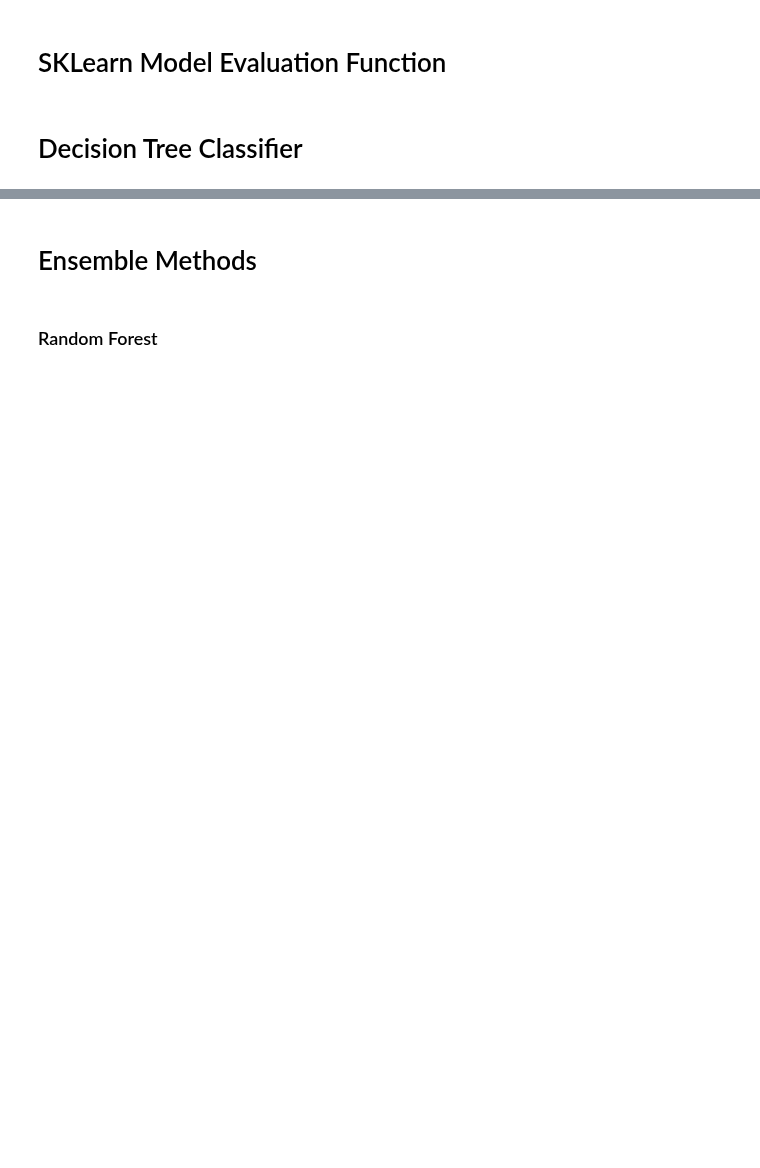
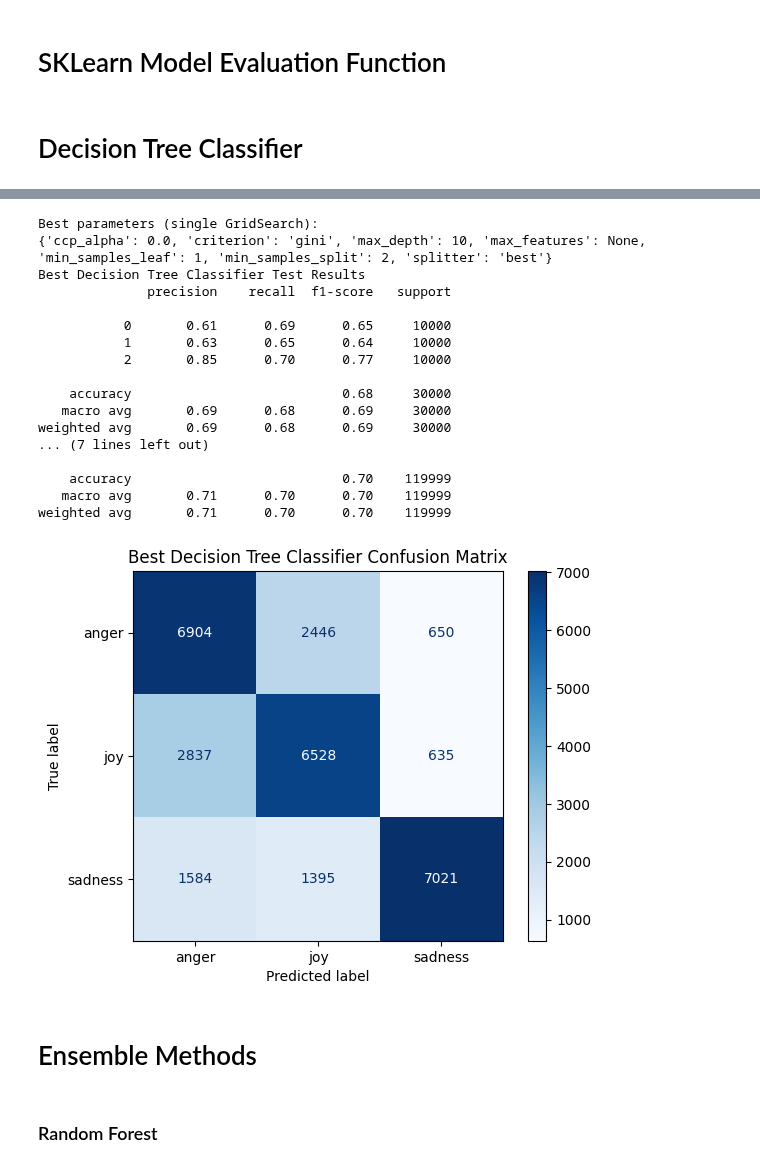
Before and after one commit to danielromerom/spotify-lyrical-analysis, a Jupyter notebook: notebooks/spotify_data_exploration.ipynb, the cells around one changed output, grey strips where cells are left out. Cells and saved outputs as stored; diff of their text form; code cells hidden in the pictures; blank space fills up the shorter version.

```diff
--- a/notebooks/spotify_data_exploration.ipynb
+++ b/notebooks/spotify_data_exploration.ipynb
@@ -432,21 +431,22 @@ else:
     )
     os.makedirs(os.path.dirname(goPath), exist_ok=True)
     emotion_df.to_pickle(goPath)
-    #make the emotions collide with what we have
-    go_map = {
-        "happy":["pride","admiration","amusement","excitement","love""optimism","gratitude","relief","joy"],
-        "sad":["disappointment","remorse","sadness","grief"],
-        "anger":["anger","annoyance","disapproval","disgust"],
-        "fear":["fear", "nervousness"],
-        "surprise":["surprise"],
-        "neutral":["neutral", "realization"]
-    }
-
-    for target_emotion,fine_labels in go_map.items():
-        valid_labels =[label for label in fine_labels if label in emotion_df.columns]
-        df_sampled[target_emotion] = emotion_df[valid_labels].sum(axis=1)
 
     #df_sampled.drop(columns=emotion_df.columns, inplace=True)
+
+#make the emotions collide with what we have
+go_map = {
+    "happy":["pride","admiration","amusement","excitement","love","optimism","gratitude","relief","joy"],
+    "sad":["disappointment","remorse","sadness","grief"],
+    "anger":["anger","annoyance","disapproval","disgust"],
+    "fear":["fear", "nervousness"],
+    "surprise":["surprise"],
+    "neutral":["neutral", "realization"]
+}
+
+for target_emotion,fine_labels in go_map.items():
+    valid_labels =[label for label in fine_labels if label in emotion_df.columns]
+    df_sampled[target_emotion] = emotion_df[valid_labels].sum(axis=1)
 
 # merge GoEmotions into sampled dataset
 df_sampled = pd.concat([df_sampled.reset_index(drop=True), emotion_df.reset_index(drop=True)],axis=1)
@@ -581,9 +581,12 @@ from sklearn.metrics import confusion_matrix, ConfusionMatrixDisplay, classifica
 def train_test_evaluate(model, model_name = "", visualize = False, X_train = X_train_final, X_test = X_test_final, y_train = y_train, y_test = y_test):
     model.fit(X_train, y_train)
     y_pred = model.predict(X_test)
+    y_pred_train = model.predict(X_train)
     if(visualize):
-        print(model_name, "Results")
+        print(model_name, "Test Results")
         print(classification_report(y_test, y_pred))
+        print(model_name, "Training Results")
+        print(classification_report(y_train, y_pred_train))
         cm_rf = confusion_matrix(y_test, y_pred)
         disp = ConfusionMatrixDisplay(confusion_matrix=cm_rf, display_labels=label_enc.classes_)
         disp.plot(cmap=plt.cm.Blues)
@@ -610,34 +632,53 @@ param_grid = {
     'max_depth': [5, 10, None],
     'min_samples_leaf': [1, 5],
     'min_samples_split': [2, 5],
     'ccp_alpha': [0.0, 0.01],
     'criterion': ['gini'],
     'max_features': [None, 'sqrt'],
     'splitter': ['best'],
 }
 
 dt_clf = DecisionTreeClassifier(random_state=42)
 
 grid_search = GridSearchCV(
     estimator=dt_clf,
     param_grid=param_grid,
     scoring='accuracy',
     cv=3,
-    n_jobs=1,
+    n_jobs=-1,
 )
 
 grid_search.fit(X_train, y_train)
 
 print("Best parameters (single GridSearch):")
 print(grid_search.best_params_)
 
 # 2. Train best tree and evaluate
 dt_clf_best = DecisionTreeClassifier(
     random_state=42,
     **grid_search.best_params_
 )
 
 y_pred_dt_best = train_test_evaluate(dt_clf_best, visualize = True, model_name = "Best Decision Tree Classifier")
+# %% [output]
+Best parameters (single GridSearch):
+{'ccp_alpha': 0.0, 'criterion': 'gini', 'max_depth': 10, 'max_features': None, 'min_samples_leaf': 1, 'min_samples_split': 2, 'splitter': 'best'}
+Best Decision Tree Classifier Test Results
+              precision    recall  f1-score   support
+
+           0       0.61      0.69      0.65     10000
+           1       0.63      0.65      0.64     10000
+           2       0.85      0.70      0.77     10000
+
+    accuracy                           0.68     30000
+   macro avg       0.69      0.68      0.69     30000
+weighted avg       0.69      0.68      0.69     30000
+... (7 lines left out)
+
+    accuracy                           0.70    119999
+   macro avg       0.71      0.70      0.70    119999
+weighted avg       0.71      0.70      0.70    119999
+[figure, added]
 # %% [markdown]
 <h1>Ensemble Methods</h1>
 # %% [markdown]
```
Also changed, not shown: parts of 9 cells of this notebook, 1 other file.
